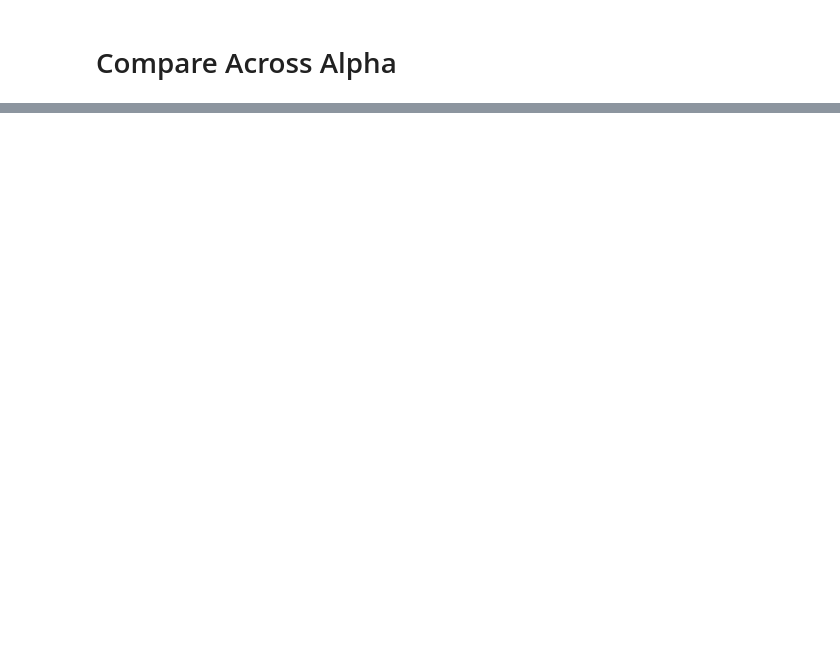
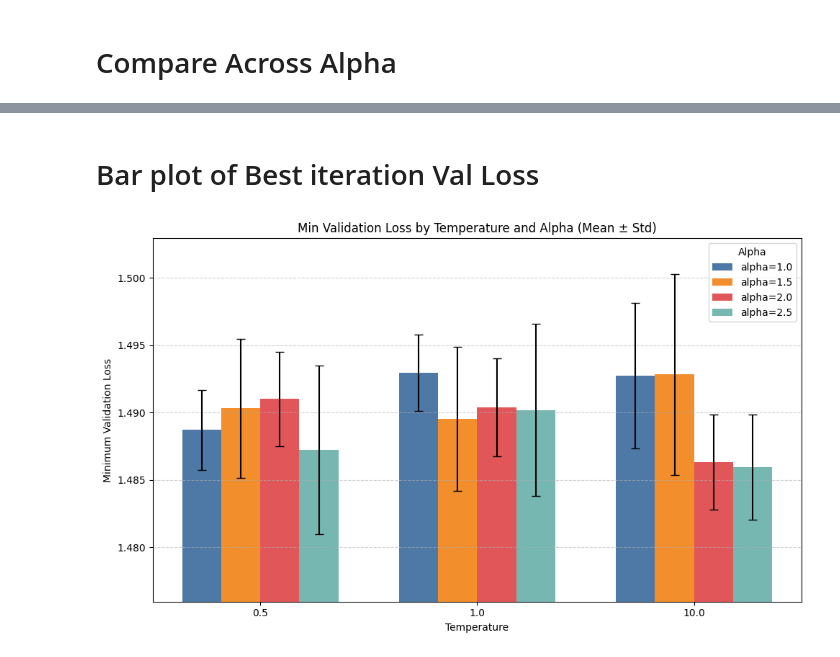
Before and after one commit to himanshu-uc/AGT-MOE, a Jupyter notebook: analysis.ipynb, the cells around one changed output, grey strips where cells are left out. Drawn from its saved outputs; the diff is of its cells as text; code cells hidden in the pictures; blank space fills up the shorter version.

```diff
--- a/analysis.ipynb
+++ b/analysis.ipynb
@@ -111,0 +197,80 @@ plt.show()
+# %% [markdown]
+# Bar plot of Best iteration Val Loss
+# %%
+import pandas as pd
+import matplotlib.pyplot as plt
+import numpy as np
+
+# File mapping for each alpha
+alpha_files = {
+    '1.0': './results_csv/alpha_1_0.csv',
+    '1.5': './results_csv/alpha_1_5.csv',
+    '2.0': './results_csv/alpha_2_0.csv',
+    '2.5': './results_csv/alpha_2_5.csv'
+}
+
+# Use a modern color palette (Tableau 10 or Seaborn's deep)
+colors = ['#4E79A7', '#F28E2B', '#E15759', '#76B7B2']  # Modern & colorblind-friendly
+
+
+results = []
+
+# Process each CSV
+for alpha, file_path in alpha_files.items():
+    df = pd.read_csv(file_path)
+
+    # Compute min val loss per (temperature, seed)
+    min_loss_per_seed = df.groupby(['temperature', 'seed'])['loss_val'].min().reset_index()
+
+    # Compute mean and std of min loss per temperature
+    summary = min_loss_per_seed.groupby('temperature')['loss_val'].agg(['mean', 'std']).reset_index()
+    summary['alpha'] = alpha
+
+    results.append(summary)
+
+# Combine all summaries
+all_data = pd.concat(results)
+
+# Ensure categorical types for plotting
+all_data['temperature'] = all_data['temperature'].astype(str)
+all_data['alpha'] = all_data['alpha'].astype(str)
+
+# Pivot data for grouped bar plot
+pivot_mean = all_data.pivot(index='temperature', columns='alpha', values='mean')
+pivot_std = all_data.pivot(index='temperature', columns='alpha', values='std')
+
+# Sort temperatures and alphas (optional)
+temperatures = sorted(pivot_mean.index.tolist(), key=float)
+alphas = sorted(pivot_mean.columns.tolist(), key=float)
+
+# Plot configuration
+x = np.arange(len(temperatures))  # positions of temperature groups
+width = 0.18  # width of each bar
+
+plt.figure(figsize=(10, 6))
+
+# Plot each alpha's bar with error bar using modern colors
+for i, alpha in enumerate(alphas):
+    means = pivot_mean.loc[temperatures, alpha]
+    stds = pivot_std.loc[temperatures, alpha]
+    plt.bar(x + i * width, means, width, yerr=stds, capsize=4, label=f'alpha={alpha}',
+            color=colors[i % len(colors)])
+
+# Adjust x-axis
+plt.xticks(x + width * (len(alphas) - 1) / 2, temperatures)
+plt.xlabel('Temperature')
+plt.ylabel('Minimum Validation Loss')
+plt.title('Min Validation Loss by Temperature and Alpha (Mean ± Std)')
+plt.legend(title='Alpha')
+plt.grid(axis='y', linestyle='--', alpha=0.6)
+
+# Zoom in y-axis to highlight differences
+min_val = all_data['mean'].min()
+max_val = all_data['mean'].max()
+plt.ylim(bottom=min_val - 0.01, top=max_val + 0.01)
+
+plt.tight_layout()
+plt.savefig("./output/best_iter_val_loss_bar.png", dpi=600)
+plt.show()
+# %% [output]
+[figure, added]
```
Also changed, not shown: parts of 4 cells of this notebook, 19 other files.
